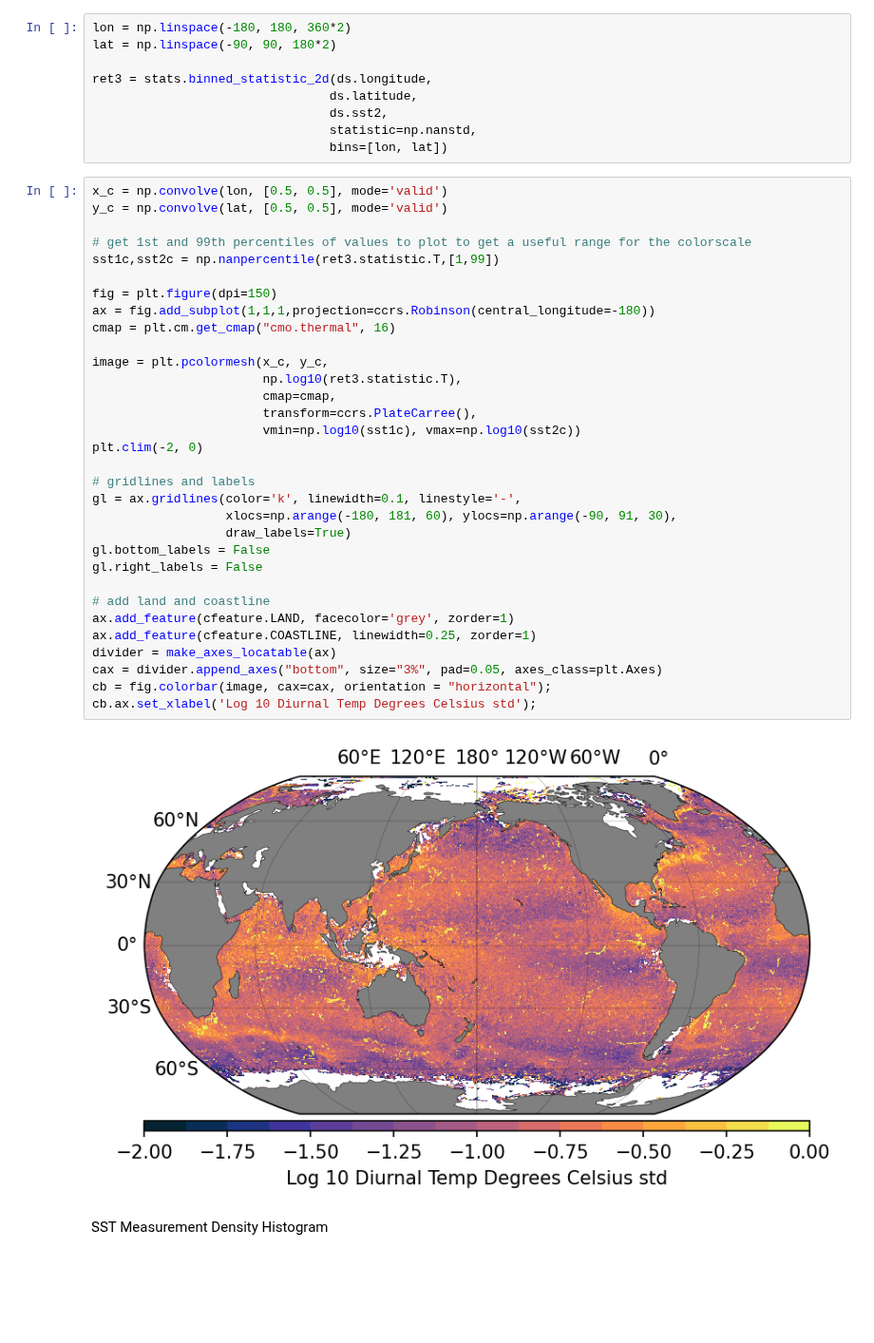
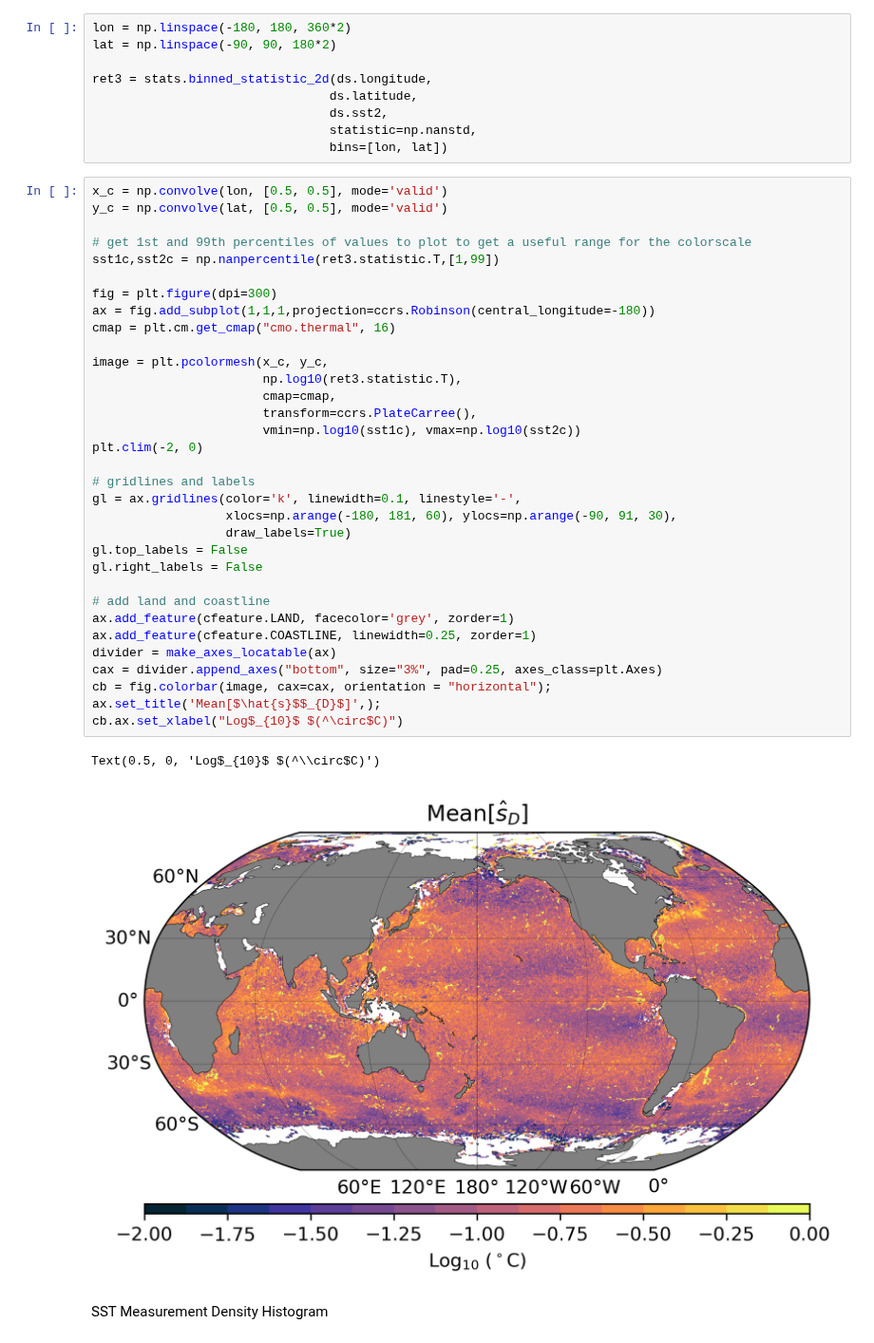
Before and after one commit to Eli8131/First_Project_SE, a Jupyter notebook: first_project_xarray.ipynb, the cells around one changed output. Shown at 95% size. Saved outputs shown, nothing was run; the diff lists cells and outputs as text; blank space fills up the shorter version.

```diff
--- a/first_project_xarray.ipynb
+++ b/first_project_xarray.ipynb
@@ -239,36 +243,38 @@ ret3 = stats.binned_statistic_2d(ds.longitude,
 # %%
 x_c = np.convolve(lon, [0.5, 0.5], mode='valid')
 y_c = np.convolve(lat, [0.5, 0.5], mode='valid')
 
 # get 1st and 99th percentiles of values to plot to get a useful range for the colorscale
 sst1c,sst2c = np.nanpercentile(ret3.statistic.T,[1,99])
 
-fig = plt.figure(dpi=150)
+fig = plt.figure(dpi=300)
 ax = fig.add_subplot(1,1,1,projection=ccrs.Robinson(central_longitude=-180))
 cmap = plt.cm.get_cmap("cmo.thermal", 16)
 
 image = plt.pcolormesh(x_c, y_c,
                        np.log10(ret3.statistic.T),
                        cmap=cmap,
                        transform=ccrs.PlateCarree(),
                        vmin=np.log10(sst1c), vmax=np.log10(sst2c))
 plt.clim(-2, 0)
 
 # gridlines and labels
 gl = ax.gridlines(color='k', linewidth=0.1, linestyle='-',
                   xlocs=np.arange(-180, 181, 60), ylocs=np.arange(-90, 91, 30),
                   draw_labels=True)
-gl.bottom_labels = False
+gl.top_labels = False
 gl.right_labels = False
 
 # add land and coastline
 ax.add_feature(cfeature.LAND, facecolor='grey', zorder=1)
 ax.add_feature(cfeature.COASTLINE, linewidth=0.25, zorder=1)
 divider = make_axes_locatable(ax)
-cax = divider.append_axes("bottom", size="3%", pad=0.05, axes_class=plt.Axes)
+cax = divider.append_axes("bottom", size="3%", pad=0.25, axes_class=plt.Axes)
 cb = fig.colorbar(image, cax=cax, orientation = "horizontal");
-cb.ax.set_xlabel('Log 10 Diurnal Temp Degrees Celsius std');
+ax.set_title('Mean[$\hat{s}$$_{D}$]',);
+cb.ax.set_xlabel("Log$_{10}$ $(^\circ$C)")
 # %% [output]
+Text(0.5, 0, 'Log$_{10}$ $(^\\circ$C)')
-[figure, old version]
+[figure, new version]
 # %% [markdown]
 SST Measurement Density Histogram
```
Also changed, not shown: parts of 4 cells of this notebook.
